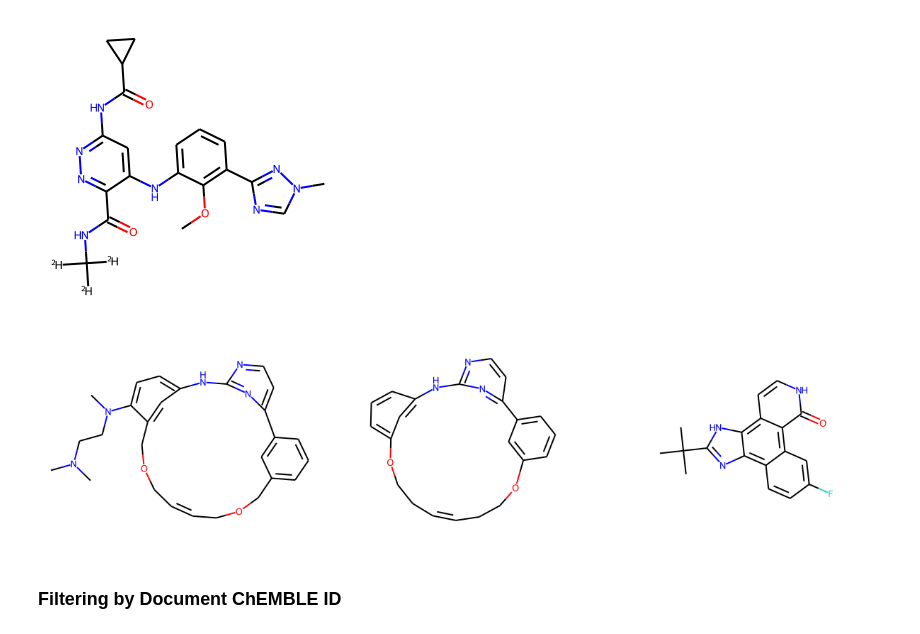
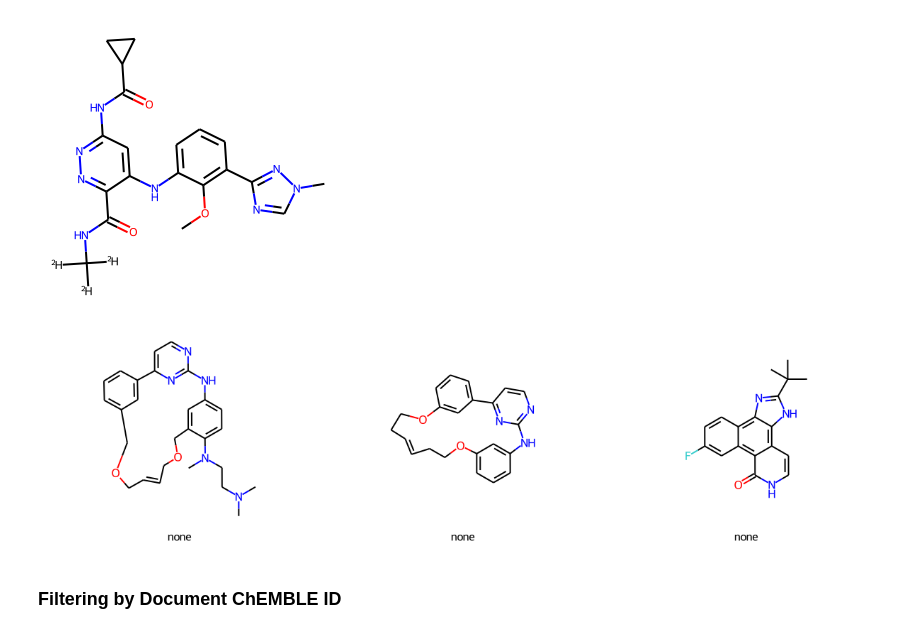
Before and after one commit to keetane/PDB, a Jupyter notebook: ChEMBL2.ipynb, the cells around one changed output. Saved outputs shown, nothing was run; the diff lists cells and outputs as text; code cells hidden in the pictures.

```diff
--- a/ChEMBL2.ipynb
+++ b/ChEMBL2.ipynb
@@ -431,10 +495,11 @@ Draw.MolToImage(df['Molecule_Image'].iloc[int(Cn)])
 # %%
 Draw.MolsToGridImage(df['Molecule_Image'].iloc[0:3],
                         molsPerRow=3,
-                        subImgSize=(400,300)
+                        subImgSize=(400,300),
+                        legends=list(df['Molecule Name'].fillna('none'))
                         )
 # %% [output]
-[figure, old version]
+[figure, new version]
 # %% [markdown]
 ### Filtering by Document ChEMBLE ID
 # %%
```
Also changed, not shown: parts of 17 cells of this notebook.
